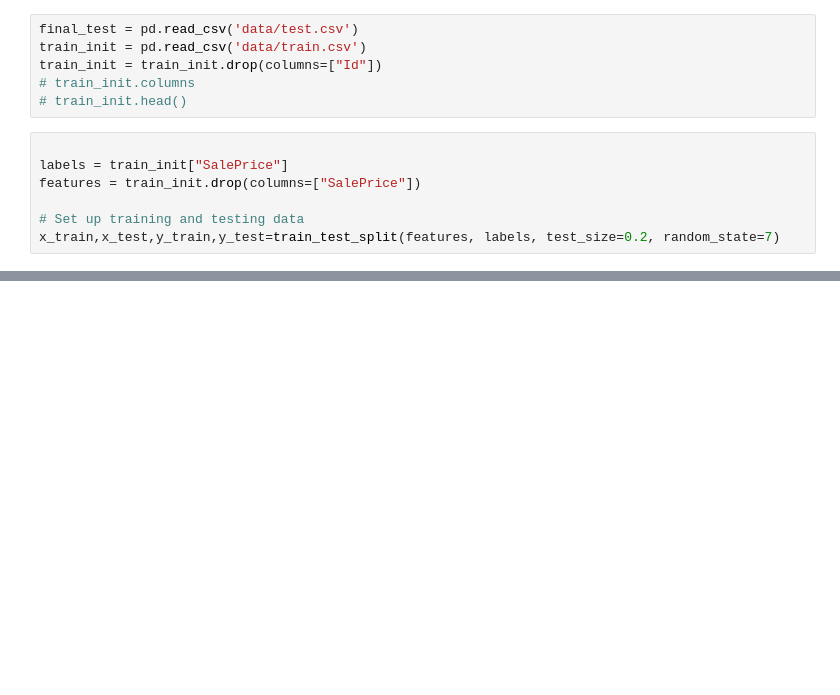
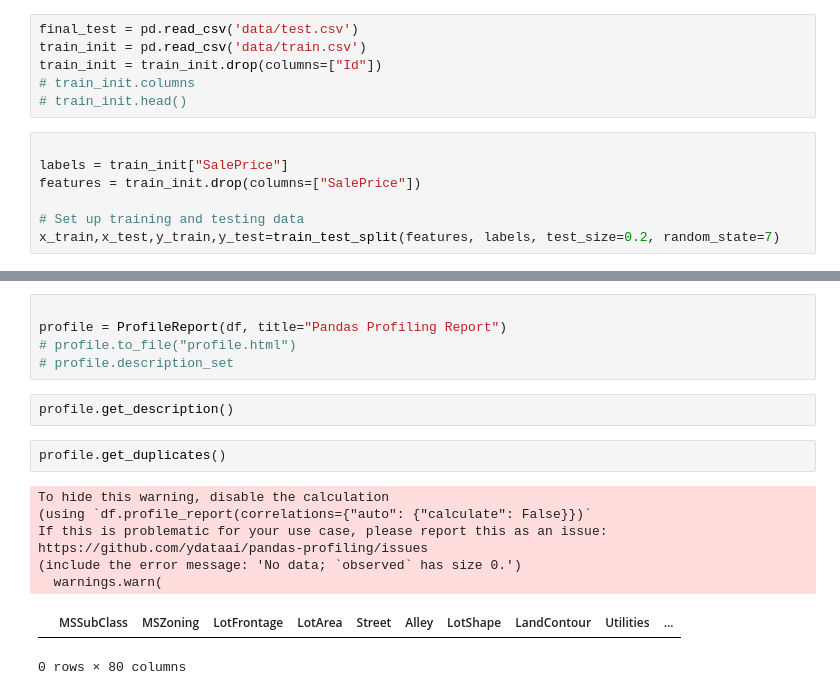
Before and after one commit to McCReuben/housePriceRegression, a Jupyter notebook: main.ipynb, the cells around one changed output, grey strips where cells are left out. Saved outputs shown, nothing was run; the diff lists cells and outputs as text; blank space fills up the shorter version.

```diff
--- a/main.ipynb
+++ b/main.ipynb
@@ -93,0 +181,18 @@ https://github.com/ydataai/pandas-profiling/issues
+# %%
+
+profile = ProfileReport(df, title="Pandas Profiling Report")
+# profile.to_file("profile.html")
+# profile.description_set
+# %%
+profile.get_description()
+# %%
+profile.get_duplicates()
+# %% [output]
+To hide this warning, disable the calculation
+(using `df.profile_report(correlations={"auto": {"calculate": False}})`
+If this is problematic for your use case, please report this as an issue:
+https://github.com/ydataai/pandas-profiling/issues
+(include the error message: 'No data; `observed` has size 0.')
+  warnings.warn(
+|  | MSSubClass | MSZoning | LotFrontage | LotArea | Street | Alley | LotShape | LandContour | Utilities | ... |
+0 rows × 80 columns
```
Also changed, not shown: parts of 6 cells of this notebook.
